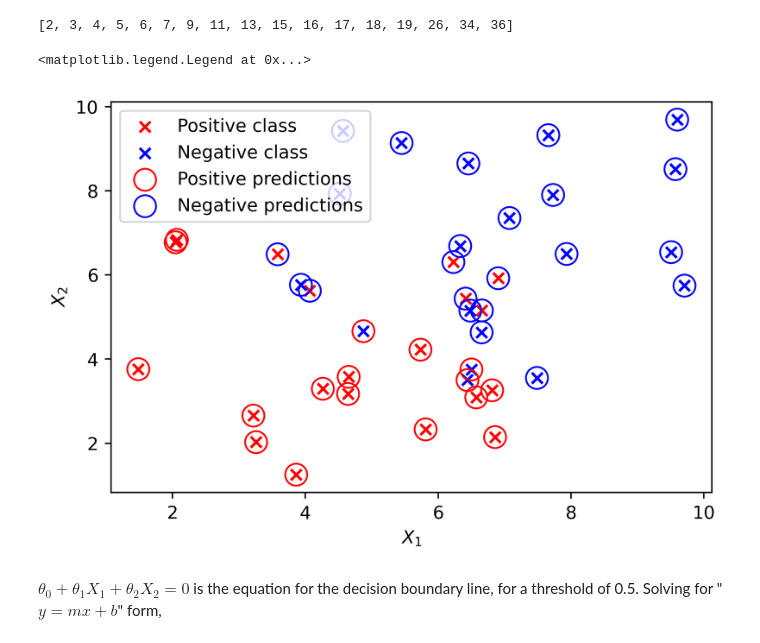
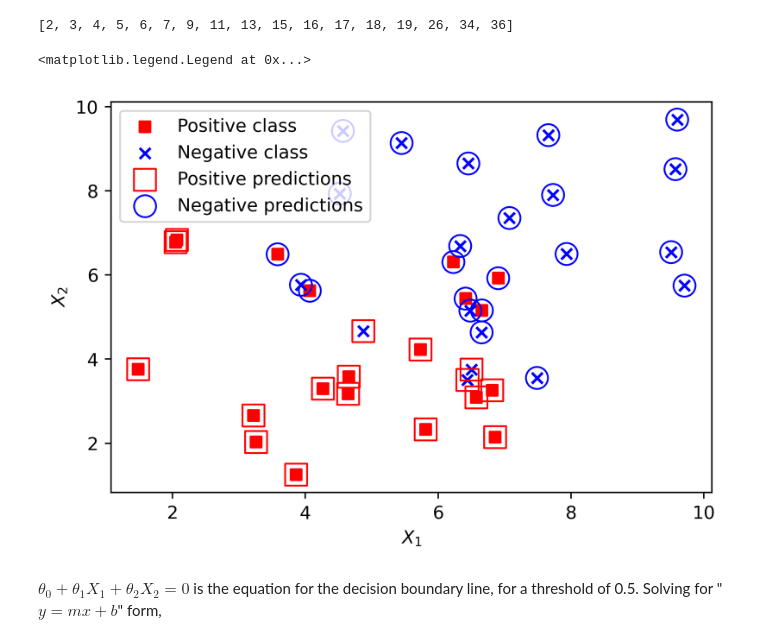
Before and after one commit to TrainingByPackt/Data-Science-Projects-With-Python-Second-Edition, a Jupyter notebook: Chapter_03/Chapter_03_Complete.ipynb, the cells around one changed output. Saved outputs shown, nothing was run; the diff lists cells and outputs as text; code cells hidden in the pictures.

```diff
--- a/Chapter_03/Chapter_03_Complete.ipynb
+++ b/Chapter_03/Chapter_03_Complete.ipynb
@@ -512,21 +522,21 @@ positive_indices
 # %% [output]
 [2, 3, 4, 5, 6, 7, 9, 11, 13, 15, 16, 17, 18, 19, 26, 34, 36]
 # %%
-plt.scatter(X_1_pos, X_2_pos, color='red', marker='x')
+plt.scatter(X_1_pos, X_2_pos, color='red', marker='s')
 plt.scatter(X_1_neg, X_2_neg, color='blue', marker='x')
 plt.scatter(X[positive_indices,0], X[positive_indices,1],
-            s=150, marker='o',
+            s=150, marker='s',
             edgecolors='red', facecolors='none')
 plt.scatter(X[negative_indices,0], X[negative_indices,1],
             s=150, marker='o',
             edgecolors='blue', facecolors='none')
 plt.xlabel('$X_1$')
 plt.ylabel('$X_2$')
 plt.legend(['Positive class', 'Negative class',
             'Positive predictions', 'Negative predictions'])
 # %% [output]
 <matplotlib.legend.Legend at 0x...>
-[figure, old version]
+[figure, new version]
 # %% [markdown]
 $\theta_0 + \theta_1 X_1 + \theta_2 X_2 = 0$ is the equation for the decision boundary line, for a threshold of 0.5. Solving for "$y = mx + b$" form,
 # %% [markdown]
```
Also changed, not shown: parts of 5 cells of this notebook, 1 other file.
